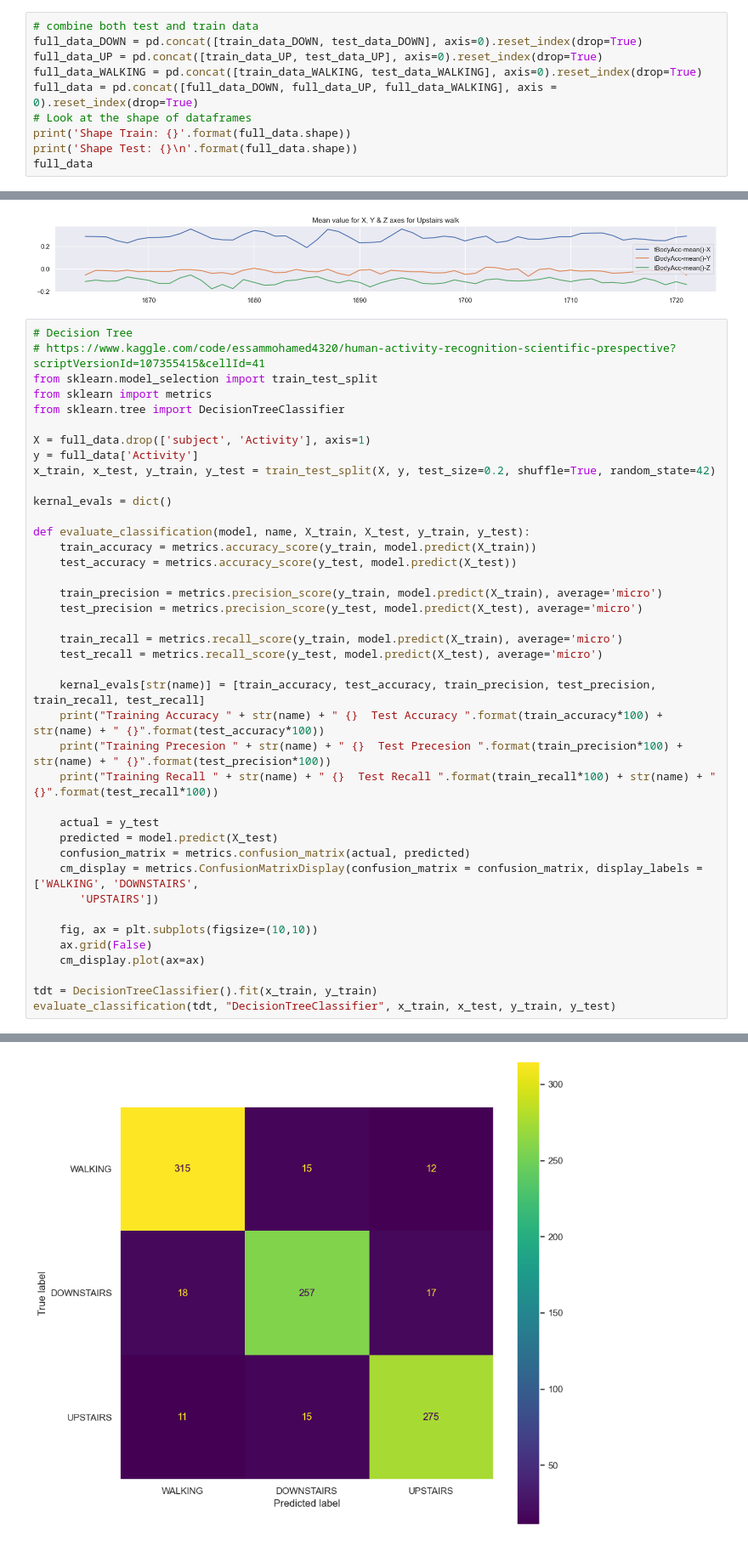
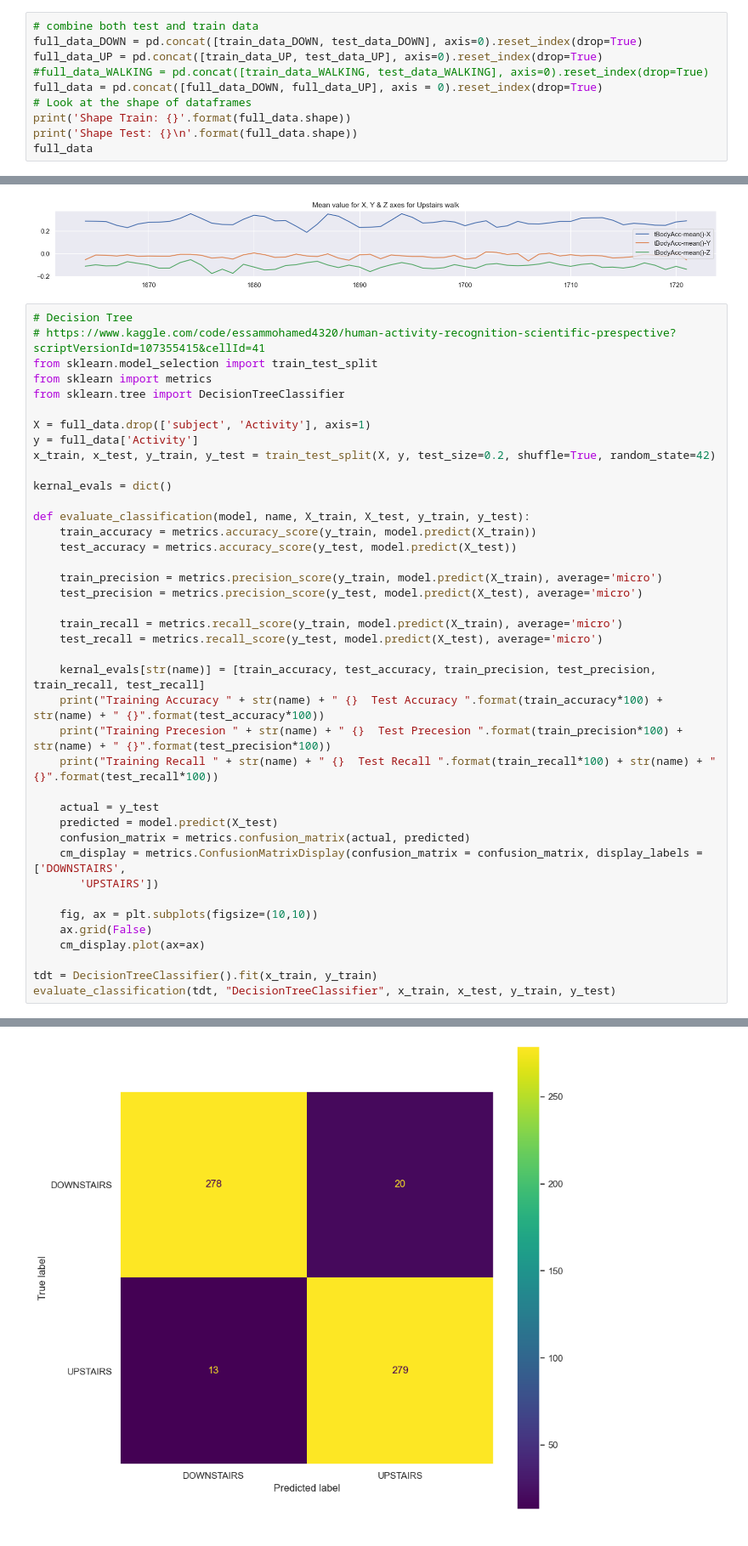
Before and after one commit to AnnBlack/motion-analysis, a Jupyter notebook: keras_test_and_train_data_without_freq_domain.ipynb, the cells around one changed output, grey strips where cells are left out. Shown at 85% size. Drawn from its saved outputs; the diff is of its cells as text.

Commit message:
remove more features from train data

```diff
--- a/keras_test_and_train_data_without_freq_domain.ipynb
+++ b/keras_test_and_train_data_without_freq_domain.ipynb
@@ -247,8 +319,8 @@ test_data_WALKING
 # combine both test and train data
 full_data_DOWN = pd.concat([train_data_DOWN, test_data_DOWN], axis=0).reset_index(drop=True)
 full_data_UP = pd.concat([train_data_UP, test_data_UP], axis=0).reset_index(drop=True)
-full_data_WALKING = pd.concat([train_data_WALKING, test_data_WALKING], axis=0).reset_index(drop=True)
-full_data = pd.concat([full_data_DOWN, full_data_UP, full_data_WALKING], axis = 0).reset_index(drop=True)
+#full_data_WALKING = pd.concat([train_data_WALKING, test_data_WALKING], axis=0).reset_index(drop=True)
+full_data = pd.concat([full_data_DOWN, full_data_UP], axis = 0).reset_index(drop=True)
 # Look at the shape of dataframes
 print('Shape Train: {}'.format(full_data.shape))
 print('Shape Test: {}\n'.format(full_data.shape))
@@ -503,7 +571,7 @@ def evaluate_classification(model, name, X_train, X_test, y_train, y_test):
     actual = y_test
     predicted = model.predict(X_test)
     confusion_matrix = metrics.confusion_matrix(actual, predicted)
-    cm_display = metrics.ConfusionMatrixDisplay(confusion_matrix = confusion_matrix, display_labels = ['WALKING', 'DOWNSTAIRS',
+    cm_display = metrics.ConfusionMatrixDisplay(confusion_matrix = confusion_matrix, display_labels = ['DOWNSTAIRS',
        'UPSTAIRS'])
 
     fig, ax = plt.subplots(figsize=(10,10))
@@ -519 +587 @@ Training Recall DecisionTreeClassifier 100.0  Test Recall DecisionTreeClassifier
-[figure, old version]
+[figure, new version]
```
Also changed, not shown: parts of 18 cells of this notebook.
